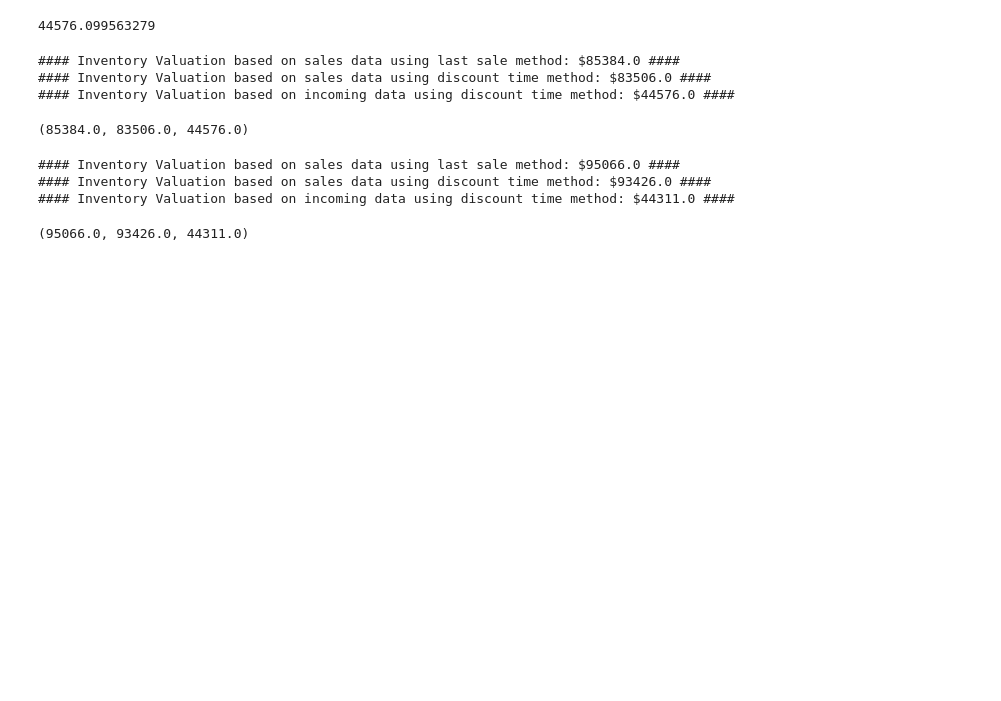
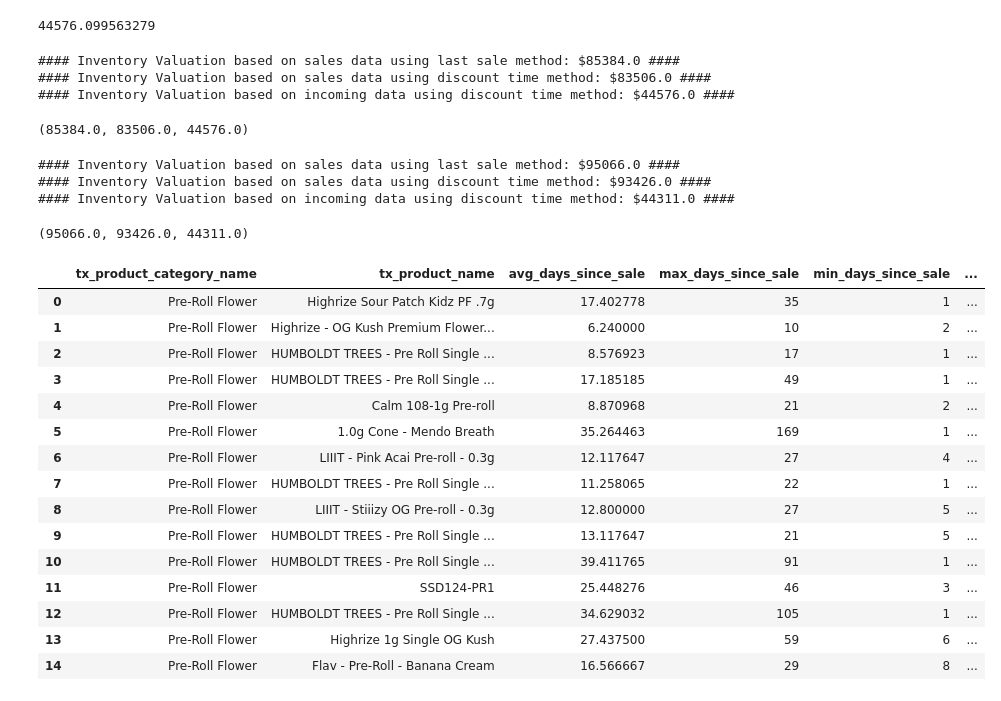
Before and after one commit to warrenshen/platform, a Jupyter notebook: services/api-server/notebooks/analysis/Roy-Inventory-Freshness-Analyzer-Script-Usage-Tuturial.ipynb, the cells around one changed output. Drawn from its saved outputs; the diff is of its cells as text; code cells hidden in the pictures; blank space fills up the shorter version.

Commit message:
Inventory Analysis Modifications (#2597)
* product category name filter

* new functionality for summary top products

* prints changes and adding margin calculation

```diff
--- a/services/api-server/notebooks/analysis/Roy-Inventory-Freshness-Analyzer-Script-Usage-Tuturial.ipynb
+++ b/services/api-server/notebooks/analysis/Roy-Inventory-Freshness-Analyzer-Script-Usage-Tuturial.ipynb
@@ -241,19 +241,39 @@ df_i1.head()
 valuation
 # %% [output]
 44576.099563279
-# %%
-# Find inventory valuation using all available methods using data that is joined by package_id
-analyzer.find_all_valuation(False, discount_rate=.2)
-# %% [output]
-#### Inventory Valuation based on sales data using last sale method: $85384.0 ####
-#### Inventory Valuation based on sales data using discount time method: $83506.0 ####
-#### Inventory Valuation based on incoming data using discount time method: $44576.0 ####
-(85384.0, 83506.0, 44576.0)
-# %%
-# Find inventory valuation using all available methods using data that is joined by product_name
-analyzer.find_all_valuation(True, discount_rate=.2)
-# %% [output]
-#### Inventory Valuation based on sales data using last sale method: $95066.0 ####
-#### Inventory Valuation based on sales data using discount time method: $93426.0 ####
-#### Inventory Valuation based on incoming data using discount time method: $44311.0 ####
-(95066.0, 93426.0, 44311.0)
+# %%
+# Find inventory valuation using all available methods using data that is joined by package_id
+analyzer.find_all_valuation(False, discount_rate=.2)
+# %% [output]
+#### Inventory Valuation based on sales data using last sale method: $85384.0 ####
+#### Inventory Valuation based on sales data using discount time method: $83506.0 ####
+#### Inventory Valuation based on incoming data using discount time method: $44576.0 ####
+(85384.0, 83506.0, 44576.0)
+# %%
+# Find inventory valuation using all available methods using data that is joined by product_name
+analyzer.find_all_valuation(True, discount_rate=.2)
+# %% [output]
+#### Inventory Valuation based on sales data using last sale method: $95066.0 ####
+#### Inventory Valuation based on sales data using discount time method: $93426.0 ####
+#### Inventory Valuation based on incoming data using discount time method: $44311.0 ####
+(95066.0, 93426.0, 44311.0)
+# %%
+# Find product highest velocity product names with a specific product category
+analyzer.find_most_valuable_products_by_velocity_sales_weighted('tx_product_category_name, tx_product_name', 15, True, 'Pre-Roll Flower')
+# %% [output]
+|  | tx_product_category_name | tx_product_name | avg_days_since_sale | max_days_since_sale | min_days_since_sale | ... |
+| 0 | Pre-Roll Flower | Highrize Sour Patch Kidz PF .7g | 17.402778 | 35 | 1 | ... |
+| 1 | Pre-Roll Flower | Highrize - OG Kush Premium Flower... | 6.240000 | 10 | 2 | ... |
+| 2 | Pre-Roll Flower | HUMBOLDT TREES - Pre Roll Single ... | 8.576923 | 17 | 1 | ... |
+| 3 | Pre-Roll Flower | HUMBOLDT TREES - Pre Roll Single ... | 17.185185 | 49 | 1 | ... |
+| 4 | Pre-Roll Flower | Calm 108-1g Pre-roll | 8.870968 | 21 | 2 | ... |
+| 5 | Pre-Roll Flower | 1.0g Cone - Mendo Breath | 35.264463 | 169 | 1 | ... |
+| 6 | Pre-Roll Flower | LIIIT - Pink Acai Pre-roll - 0.3g | 12.117647 | 27 | 4 | ... |
+| 7 | Pre-Roll Flower | HUMBOLDT TREES - Pre Roll Single ... | 11.258065 | 22 | 1 | ... |
+| 8 | Pre-Roll Flower | LIIIT - Stiiizy OG Pre-roll - 0.3g | 12.800000 | 27 | 5 | ... |
+| 9 | Pre-Roll Flower | HUMBOLDT TREES - Pre Roll Single ... | 13.117647 | 21 | 5 | ... |
+| 10 | Pre-Roll Flower | HUMBOLDT TREES - Pre Roll Single ... | 39.411765 | 91 | 1 | ... |
+| 11 | Pre-Roll Flower | SSD124-PR1 | 25.448276 | 46 | 3 | ... |
+| 12 | Pre-Roll Flower | HUMBOLDT TREES - Pre Roll Single ... | 34.629032 | 105 | 1 | ... |
+| 13 | Pre-Roll Flower | Highrize 1g Single OG Kush | 27.437500 | 59 | 6 | ... |
+| 14 | Pre-Roll Flower | Flav - Pre-Roll - Banana Cream | 16.566667 | 29 | 8 | ... |
```
Also changed, not shown: parts of 7 cells of this notebook, 2 other files.
